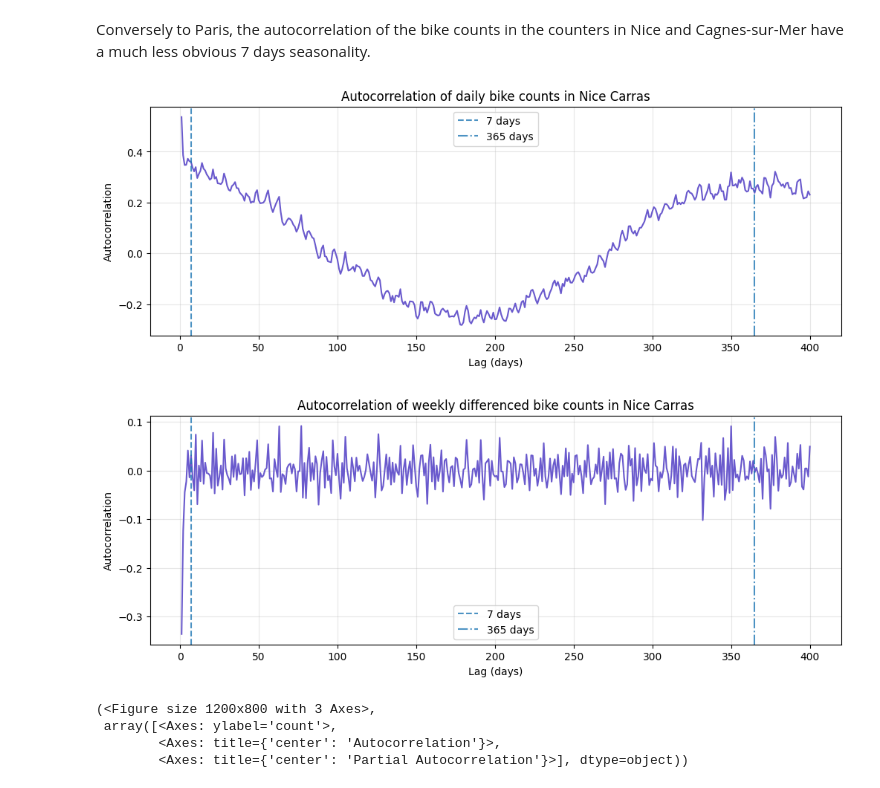
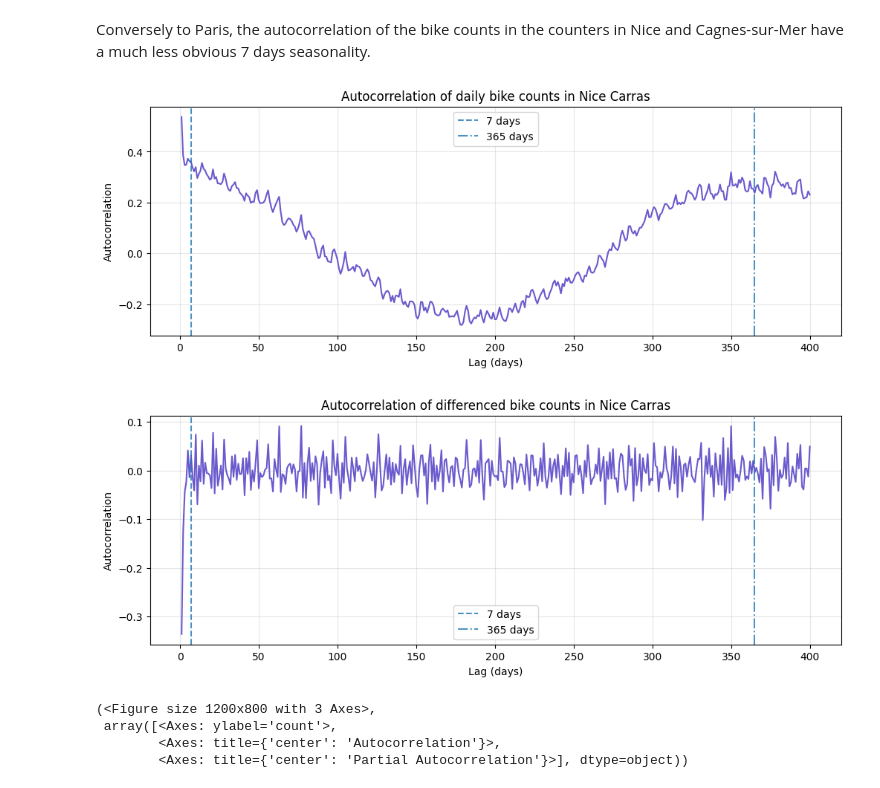
Before and after one commit to picost/bike_counters_playground, a Jupyter notebook: 02_data_exploration.ipynb, the cells around one changed output. Saved outputs shown, nothing was run; the diff lists cells and outputs as text; code cells hidden in the pictures.

```diff
--- a/02_data_exploration.ipynb
+++ b/02_data_exploration.ipynb
@@ -37,7 +47,11 @@ data_counters = {}
 for file_name in os.listdir(data_folder):
     if file_name.endswith("_bike_counts_with_weather.parquet"):
         nickname_clean = file_name.replace("_bike_counts_with_weather.parquet", "")
-        data_counters[nickname_clean] = pd.read_parquet(os.path.join(data_folder, file_name)).sort_index().loc["2021":,:] # drop 2020 data because of covid
+        data_counters[nickname_clean] = (pd.read_parquet(os.path.join(data_folder, file_name))
+                                         .sort_index()
+                                         .loc["2021":,:]) # drop 2020 data because of covid
+
+bike_counters = sorted(list(data_counters.keys()))
 # %% [markdown]
 Gathering all data from all counters is created, with a new column denoting the counter nickname.
 # %%
@@ -156,10 +170,10 @@ Conversely to Paris, the autocorrelation of the bike counts in the counters in N
 # %%
 # example usage
 plot_acf(data_counters['nice_carras']['count'], max_lag=400, title="Autocorrelation of daily bike counts in Nice Carras")
-plot_acf(data_counters['nice_carras']['count'].diff().dropna(), max_lag=400, title="Autocorrelation of weekly differenced bike counts in Nice Carras")
+plot_acf(data_counters['nice_carras']['count'].diff().dropna(), max_lag=400, title="Autocorrelation of differenced bike counts in Nice Carras")
 # %% [output]
 [figure]
-[figure, old version]
+[figure, new version]
 # %%
 sktime.utils.plotting.plot_correlations(data_counters['nice_carras']['count'].dropna(),
                                         lags=30,
```
Also changed, not shown: parts of 58 cells of this notebook.
